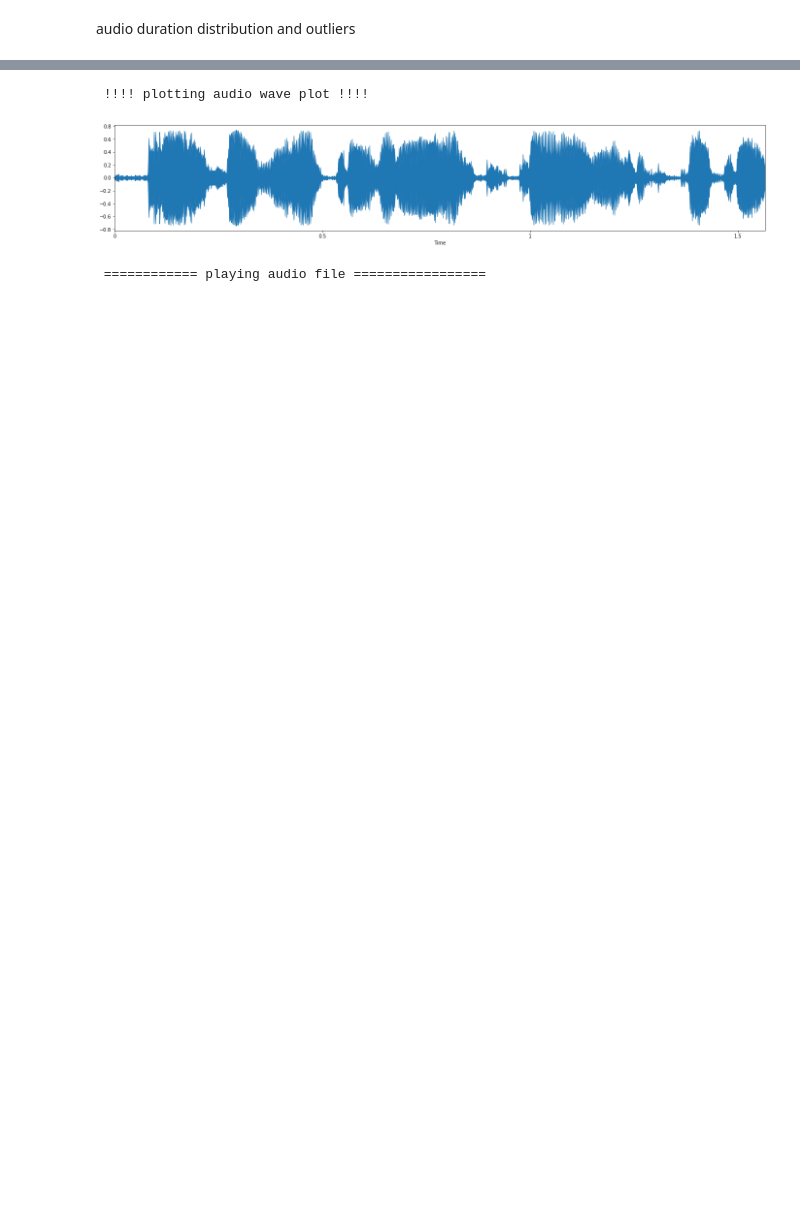
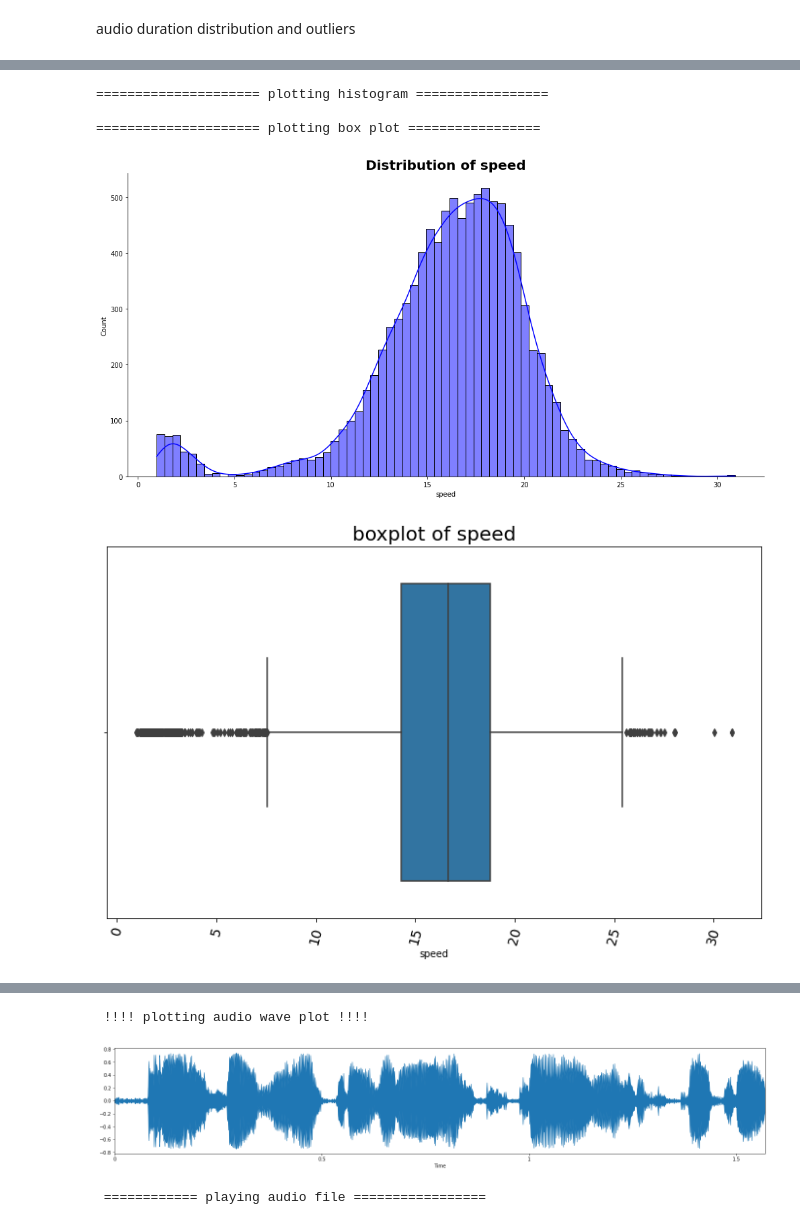
Before and after one commit to week4-group1/Swahili-NLP, a Jupyter notebook: notebook/Data_visualization.ipynb, the cells around one changed output, grey strips where cells are left out. Cells and saved outputs as stored; diff of their text form; code cells hidden in the pictures; blank space fills up the shorter version.

```diff
--- a/notebook/Data_visualization.ipynb
+++ b/notebook/Data_visualization.ipynb
@@ -214,3 +316,12 @@ audio duration distribution and outliers
+# %%
+plot_hist(data,'speed', 'blue')
+plot_box(data,'speed', 'boxplot of speed')
+# %% [output]
+===================== plotting histogram =================
+
+===================== plotting box plot =================
+[figure, added]
+[figure, added]
 # %%
 fig = px.histogram(data, x="duration", marginal="box", nbins=500)
 fig.show()
```
Also changed, not shown: parts of 12 cells of this notebook.
